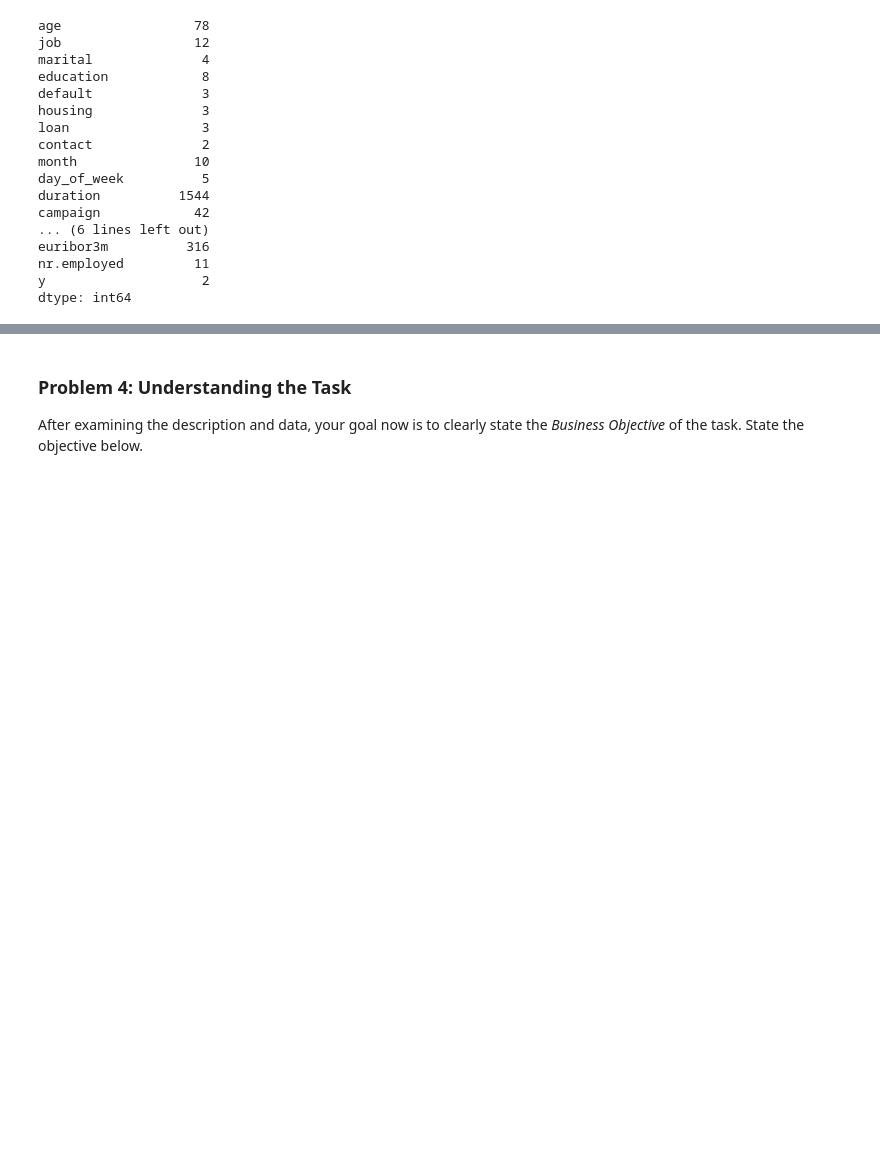
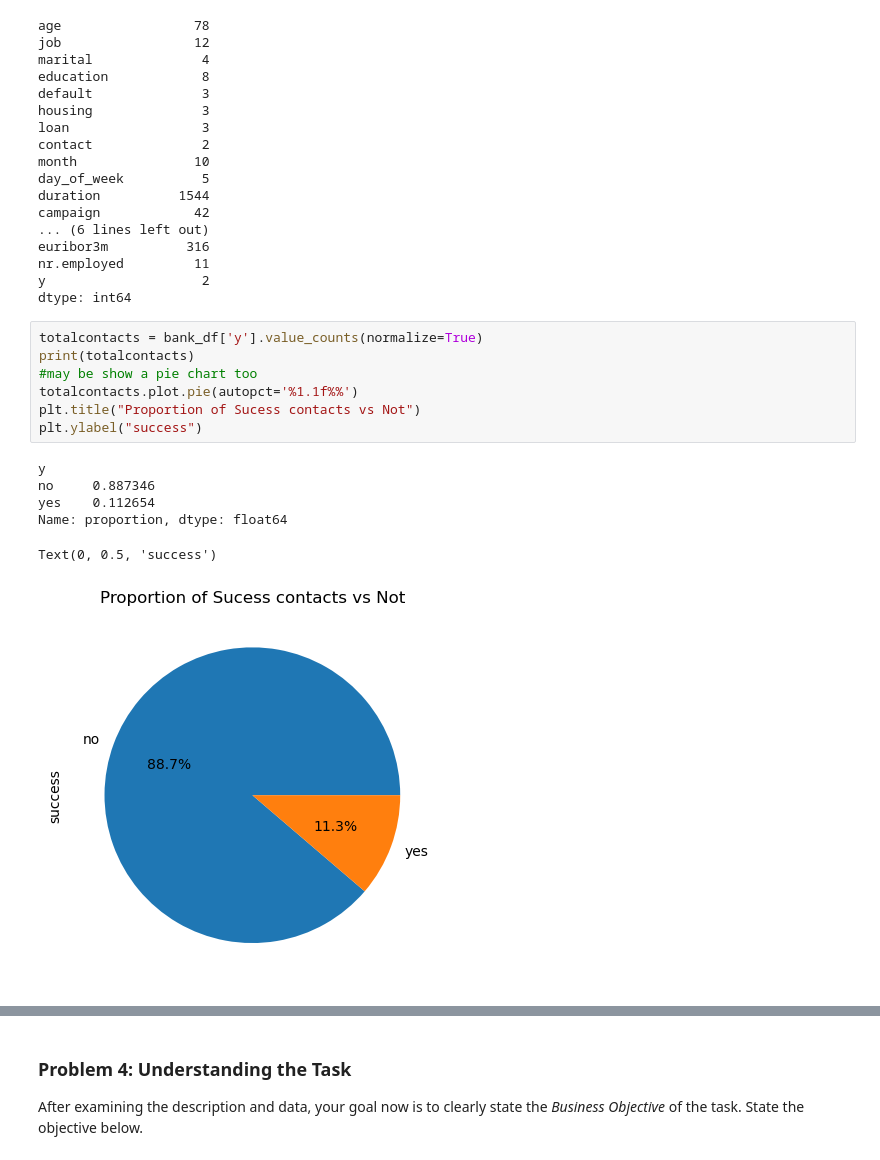
Before and after one commit to nisheethg2000/UCB_AIML, a Jupyter notebook: Practical Applications/Practical Application M17/prompt_III.ipynb, the cells around one changed output, grey strips where cells are left out. Saved outputs shown, nothing was run; the diff lists cells and outputs as text; blank space fills up the shorter version.

```diff
--- a/Practical Applications/Practical Application M17/prompt_III.ipynb
+++ b/Practical Applications/Practical Application M17/prompt_III.ipynb
@@ -160,3 +161,17 @@ euribor3m          316
 nr.employed         11
 y                    2
 dtype: int64
+# %%
+totalcontacts = bank_df['y'].value_counts(normalize=True)
+print(totalcontacts)
+#may be show a pie chart too
+totalcontacts.plot.pie(autopct='%1.1f%%')
+plt.title("Proportion of Sucess contacts vs Not")
+plt.ylabel("success")
+# %% [output]
+y
+no     0.887346
+yes    0.112654
+Name: proportion, dtype: float64
+Text(0, 0.5, 'success')
+[figure, added]
```
Also changed, not shown: parts of 8 cells of this notebook, 1 other file.
